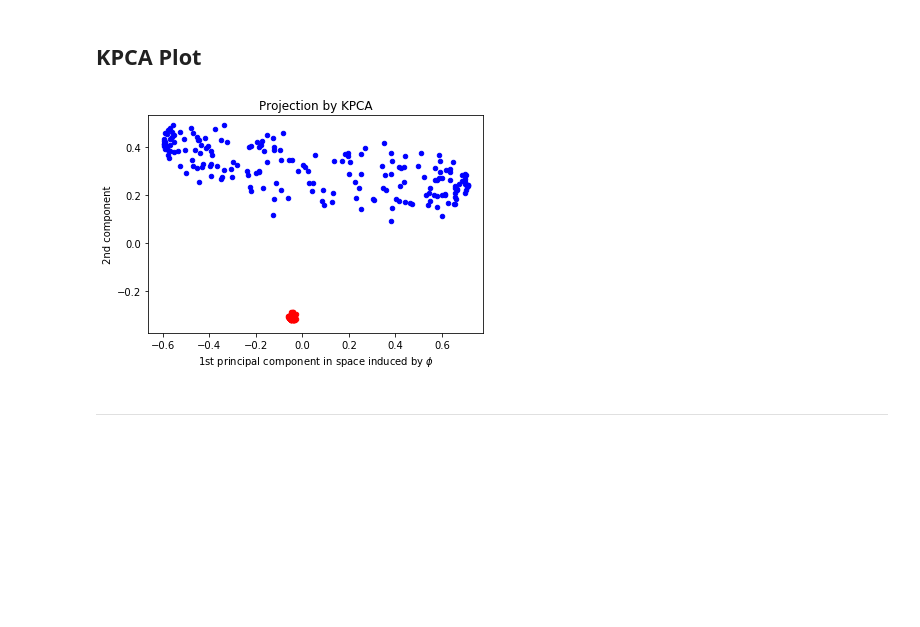
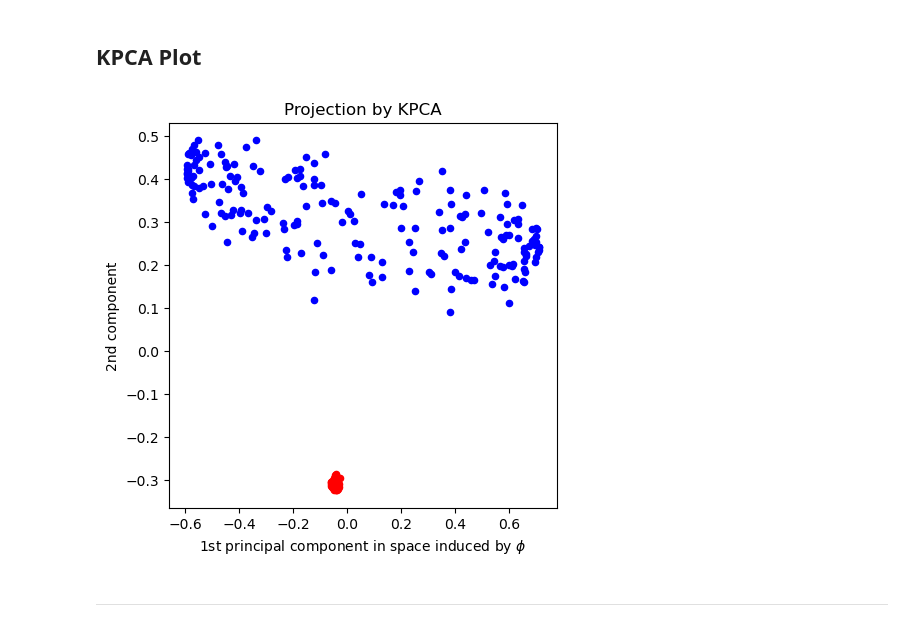
Before and after one commit to rodriguezmDNA/ml_courses, a Jupyter notebook: udemy/The_Complete_Machine_Learning_Course_with_Python/09/09-04-Kernel_PCA.ipynb, the cells around one changed output. Drawn from its saved outputs; the diff is of its cells as text; code cells hidden in the pictures; blank space fills up the shorter version.

```diff
--- a/udemy/The_Complete_Machine_Learning_Course_with_Python/09/09-04-Kernel_PCA.ipynb
+++ b/udemy/The_Complete_Machine_Learning_Course_with_Python/09/09-04-Kernel_PCA.ipynb
@@ -56,13 +57,14 @@ plt.ylabel("2nd component");
 # %% [markdown]
 ## KPCA Plot
 # %%
+plt.figure(figsize=(5,5))
 plt.scatter(X_kpca[reds, 0], X_kpca[reds, 1], c="red", s=20)
 plt.scatter(X_kpca[blues, 0], X_kpca[blues, 1], c="blue", s=20)
 plt.title("Projection by KPCA")
 plt.xlabel("1st principal component in space induced by $\phi$")
 plt.ylabel("2nd component");
 # %% [output]
-[figure, old version]
+[figure, new version]
 # %% [markdown]
 ***
 # %% [markdown]
```
Also changed, not shown: parts of 6 cells of this notebook, 37 other files.
